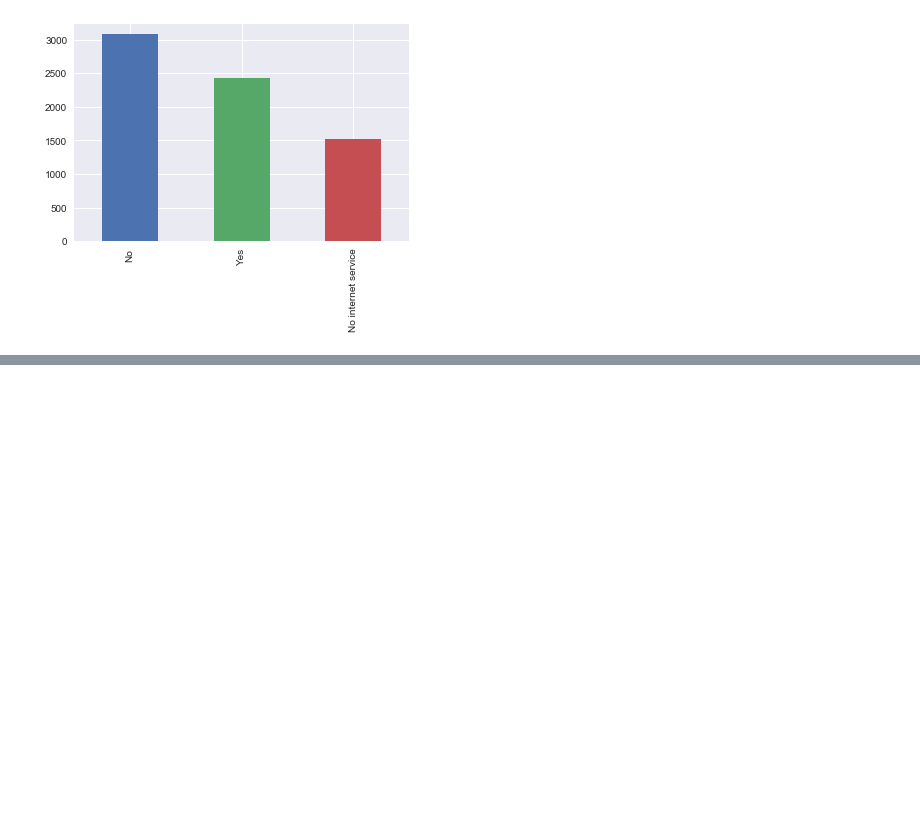
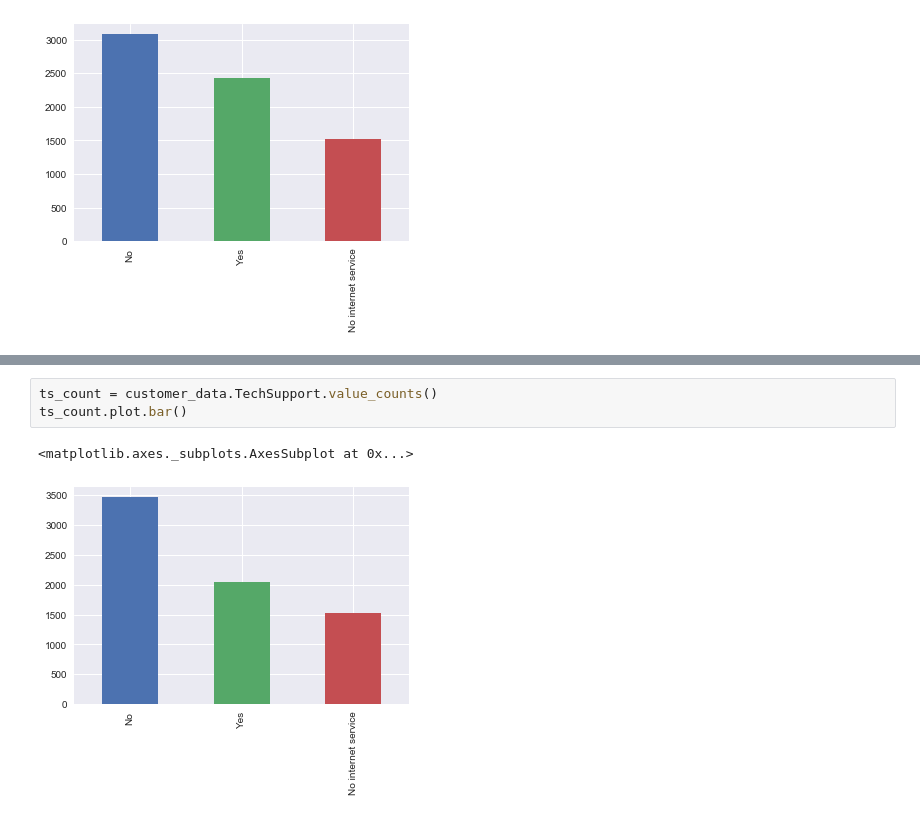
Before and after one commit to cjrutherford/mining, a Jupyter notebook: Data Mining Code Portion..ipynb, the cells around one changed output, grey strips where cells are left out. Drawn from its saved outputs; the diff is of its cells as text; blank space fills up the shorter version.

```diff
--- a/Data Mining Code Portion..ipynb
+++ b/Data Mining Code Portion..ipynb
@@ -152,0 +159,6 @@ olb_count.plot.bar()
+# %%
+ts_count = customer_data.TechSupport.value_counts()
+ts_count.plot.bar()
+# %% [output]
+<matplotlib.axes._subplots.AxesSubplot at 0x...>
+[figure, added]
```
Also changed, not shown: parts of 20 cells of this notebook, 2 other files.
